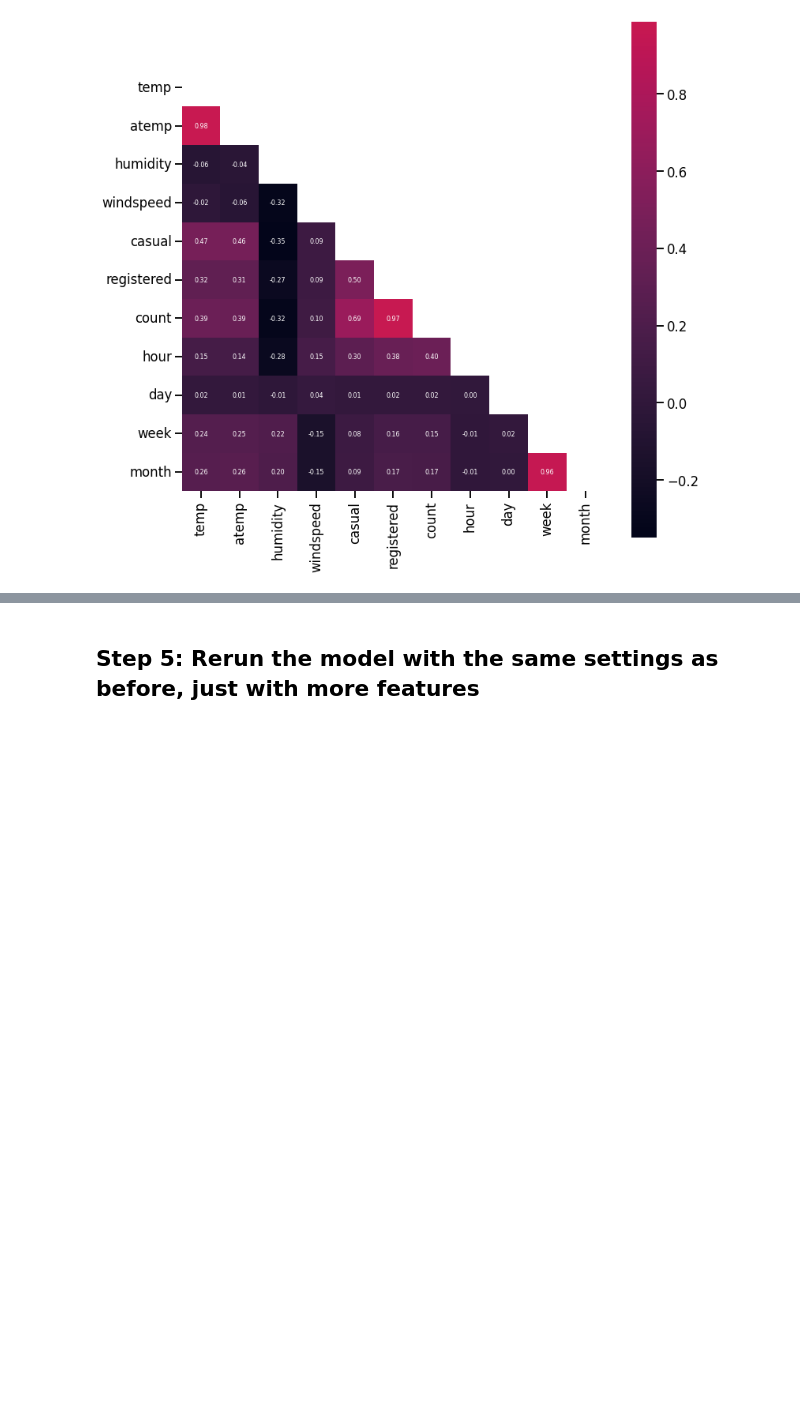
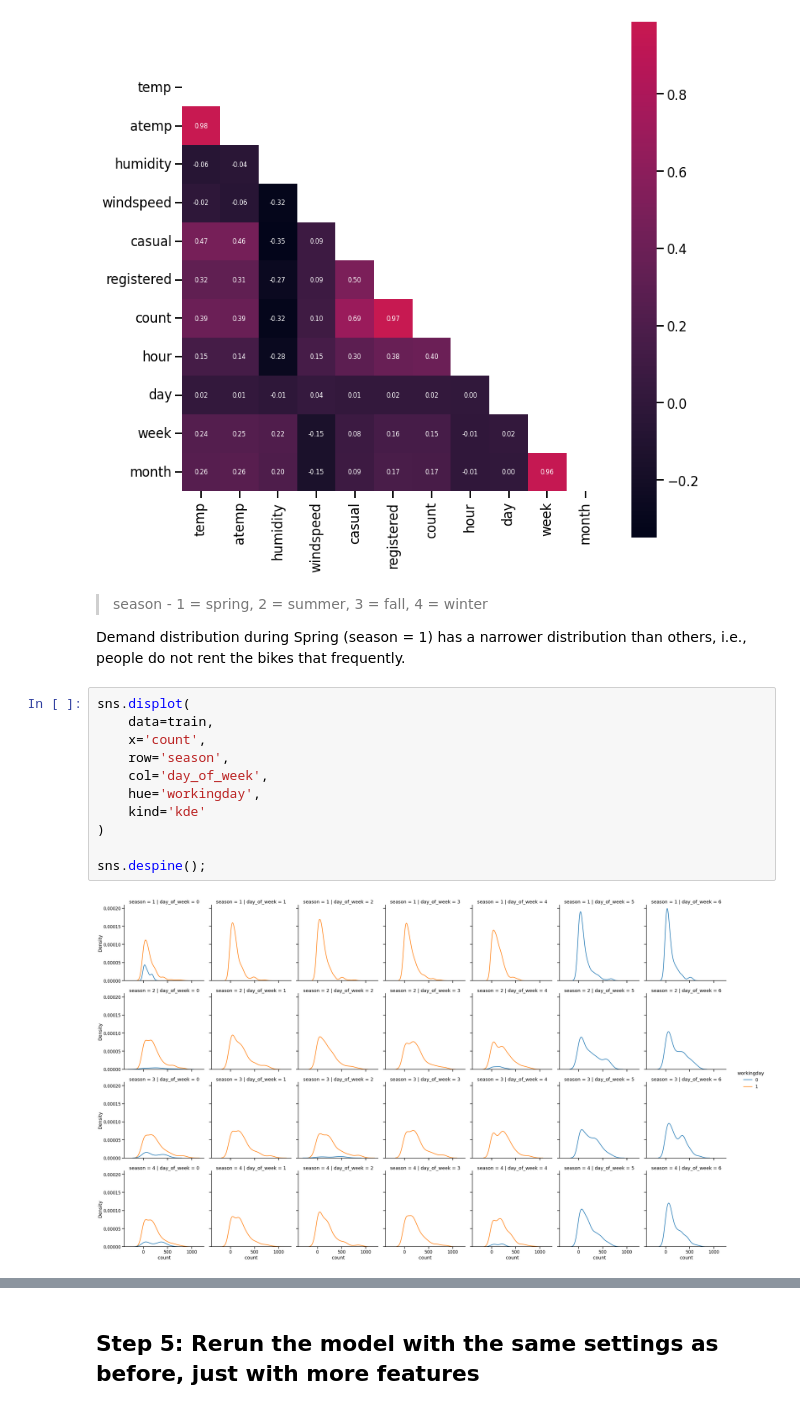
Before and after one commit to elvyna/udacity-aws-mle-nanodegree, a Jupyter notebook: project01-bike-sharing-demand-prediction/project-notebook.ipynb, the cells around one changed output, grey strips where cells are left out. Saved outputs shown, nothing was run; the diff lists cells and outputs as text; blank space fills up the shorter version.

```diff
--- a/project01-bike-sharing-demand-prediction/project-notebook.ipynb
+++ b/project01-bike-sharing-demand-prediction/project-notebook.ipynb
@@ -489,3 +491,20 @@ sns.heatmap(
 );
 # %% [output]
 [figure]
+# %% [markdown]
+> season -  1 = spring, 2 = summer, 3 = fall, 4 = winter
+
+Demand distribution during Spring (season = 1) has a narrower distribution than others, i.e., people do not rent the bikes that frequently.
+# %%
+sns.displot(
+    data=train,
+    x='count',
+    row='season',
+    col='day_of_week',
+    hue='workingday',
+    kind='kde'
+)
+
+sns.despine();
+# %% [output]
+[figure, added]
```
Also changed, not shown: parts of 5 cells of this notebook, 3 other files.
